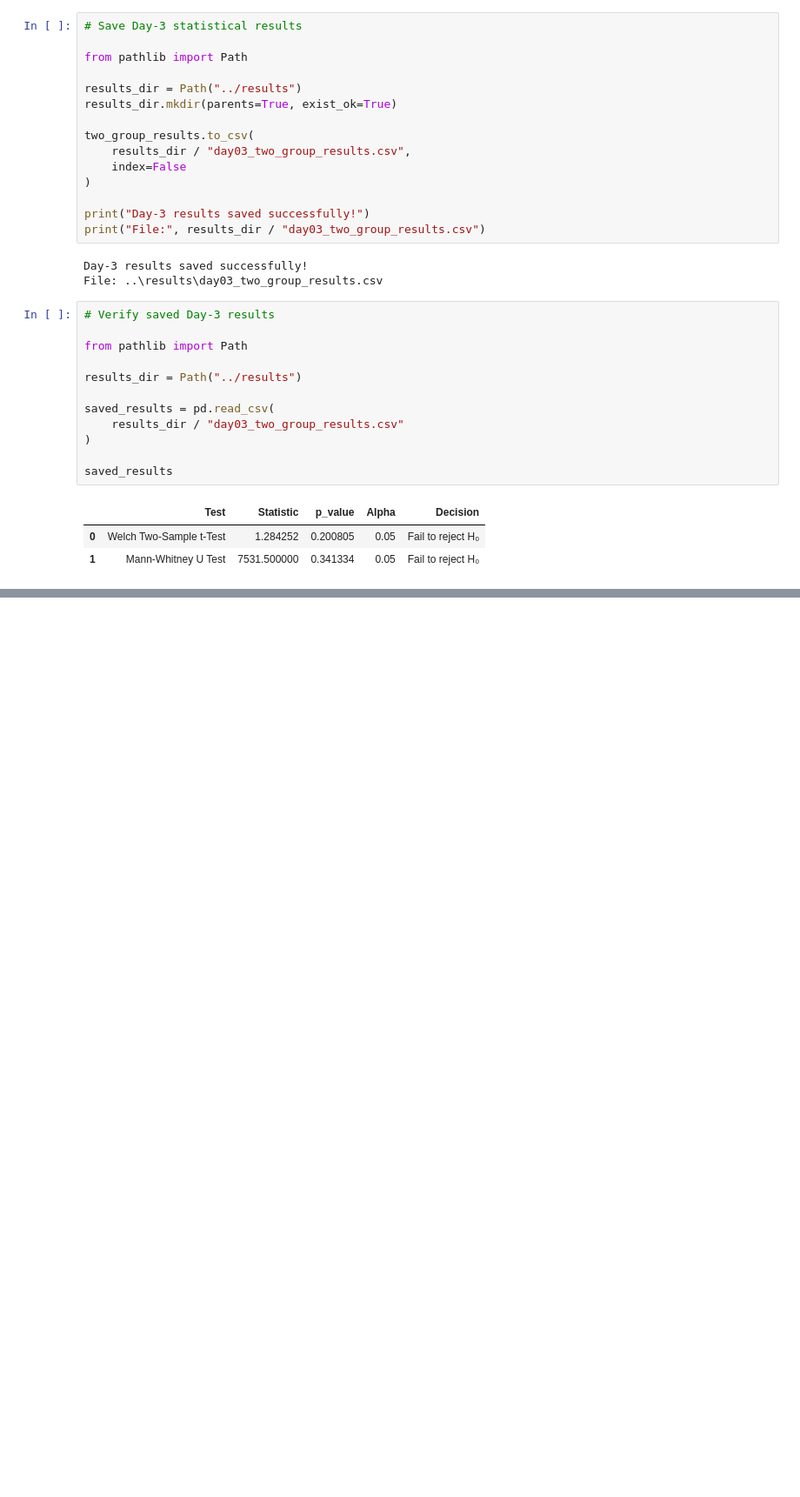
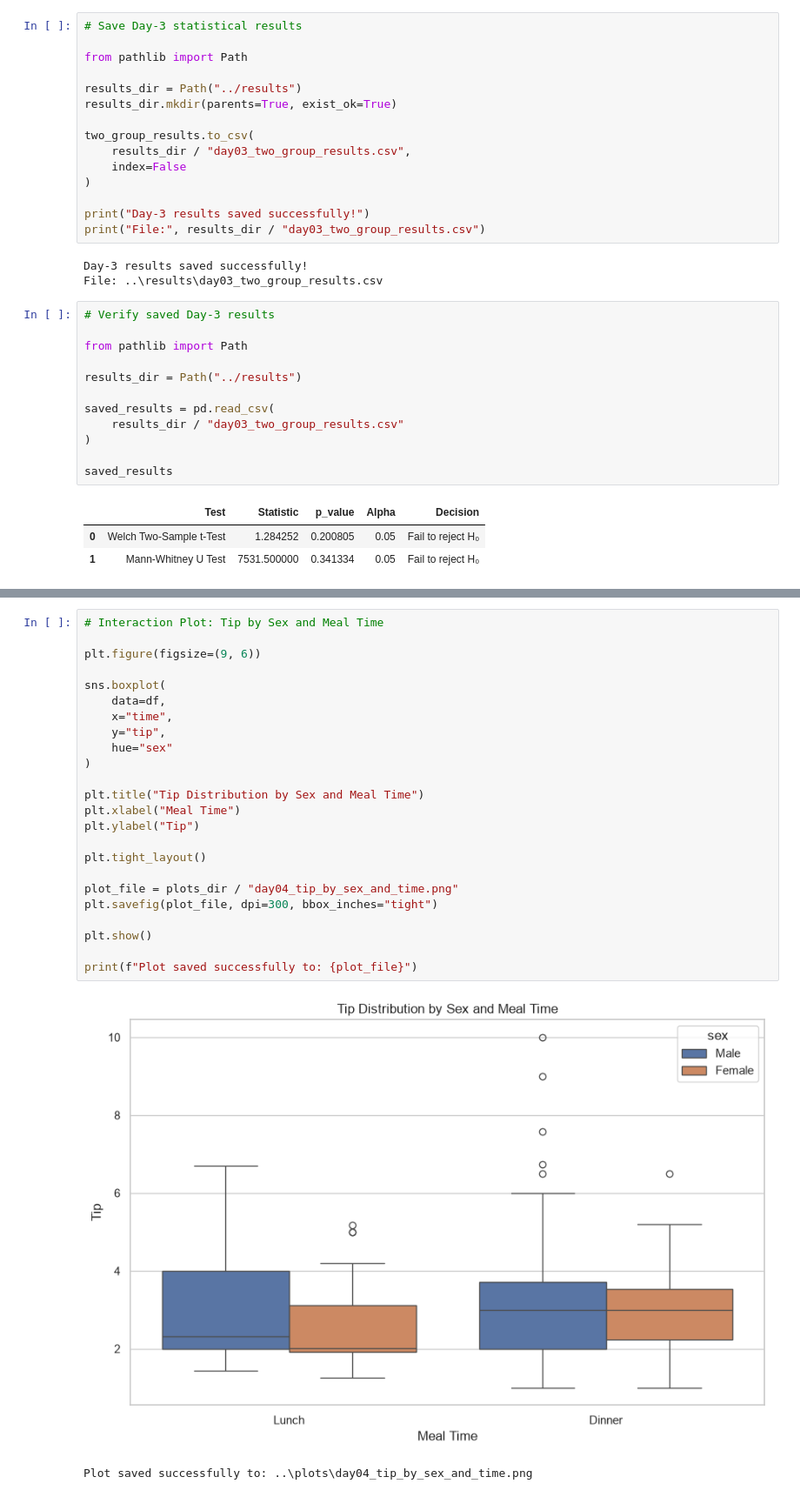
Before and after one commit to shaiksiraj04/RabTech-Academy-Internship, a Jupyter notebook: Task-3/notebooks/Task_3_Statistical_Analysis.ipynb, the cells around one changed output, grey strips where cells are left out. Shown at 87% size. Saved outputs shown, nothing was run; the diff lists cells and outputs as text; blank space fills up the shorter version.

```diff
--- a/Task-3/notebooks/Task_3_Statistical_Analysis.ipynb
+++ b/Task-3/notebooks/Task_3_Statistical_Analysis.ipynb
@@ -500,0 +733,27 @@ saved_results
+# %%
+# Interaction Plot: Tip by Sex and Meal Time
+
+plt.figure(figsize=(9, 6))
+
+sns.boxplot(
+    data=df,
+    x="time",
+    y="tip",
+    hue="sex"
+)
+
+plt.title("Tip Distribution by Sex and Meal Time")
+plt.xlabel("Meal Time")
+plt.ylabel("Tip")
+
+plt.tight_layout()
+
+plot_file = plots_dir / "day04_tip_by_sex_and_time.png"
+plt.savefig(plot_file, dpi=300, bbox_inches="tight")
+
+plt.show()
+
+print(f"Plot saved successfully to: {plot_file}")
+# %% [output]
+[figure, added]
+Plot saved successfully to: ..\plots\day04_tip_by_sex_and_time.png
```
Also changed, not shown: parts of 10 cells of this notebook, 5 other files.
